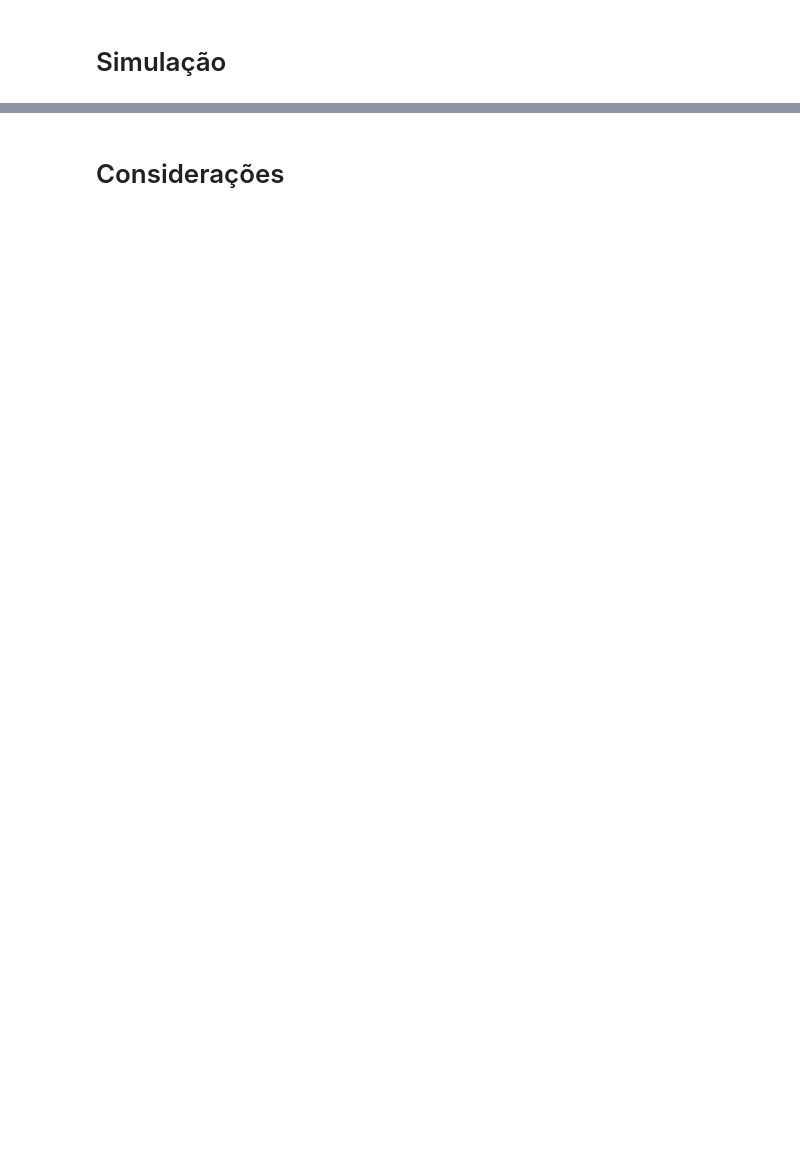
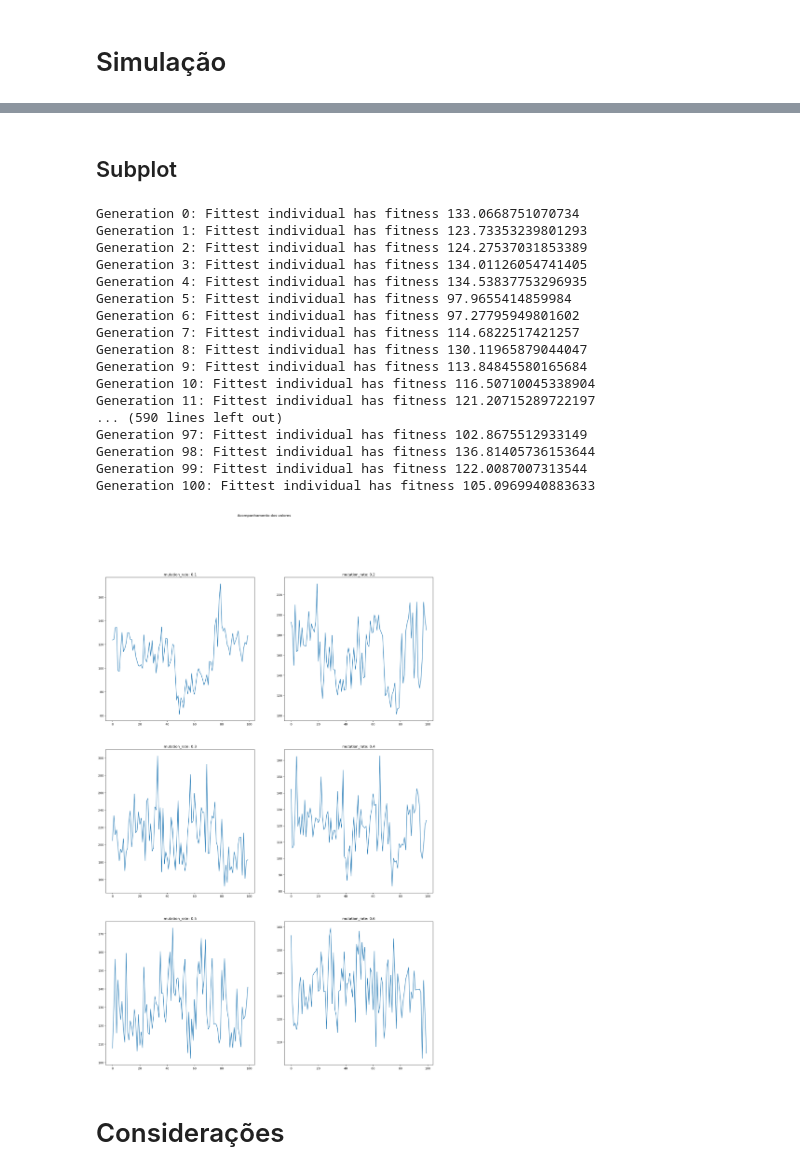
Before and after one commit to FroschFT/NaturalComputing_artigo, a Jupyter notebook: artigo.ipynb, the cells around one changed output, grey strips where cells are left out. Drawn from its saved outputs; the diff is of its cells as text; code cells hidden in the pictures; blank space fills up the shorter version.

```diff
--- a/artigo.ipynb
+++ b/artigo.ipynb
@@ -180,2 +218,48 @@ plt.show()
+# %% [markdown]
+## Subplot
+# %%
+tamanho_populacao = 20
+taxa_mutacao=[x/10 for x in range(1, 7)]
+numero_geracoes=101
+i = 1
+
+fig = plt.figure()
+fig.set_figheight(30)
+fig.set_figwidth(20)
+
+for rate in taxa_mutacao:
+    ag = GeneticAlgorithm(population_size= tamanho_populacao)
+    ag.run(max_generations=numero_geracoes, mutation_rate=rate)
+    resultados = []
+    for x in ag.historical_fitness:
+        resultados.append(x.fitness)
+
+    resultados.pop(0)
+    plt.subplot(3, 2, i)
+    plt.plot(resultados)
+    plt.title(f"mutation_rate: {rate}")
+    i += 1
+
+plt.suptitle("Acompanhamento dos valores")
+plt.show()
+# %% [output]
+Generation 0: Fittest individual has fitness 133.0668751070734
+Generation 1: Fittest individual has fitness 123.73353239801293
+Generation 2: Fittest individual has fitness 124.27537031853389
+Generation 3: Fittest individual has fitness 134.01126054741405
+Generation 4: Fittest individual has fitness 134.53837753296935
+Generation 5: Fittest individual has fitness 97.9655414859984
+Generation 6: Fittest individual has fitness 97.27795949801602
+Generation 7: Fittest individual has fitness 114.6822517421257
+Generation 8: Fittest individual has fitness 130.11965879044047
+Generation 9: Fittest individual has fitness 113.84845580165684
+Generation 10: Fittest individual has fitness 116.50710045338904
+Generation 11: Fittest individual has fitness 121.20715289722197
+... (590 lines left out)
+Generation 97: Fittest individual has fitness 102.8675512933149
+Generation 98: Fittest individual has fitness 136.81405736153644
+Generation 99: Fittest individual has fitness 122.0087007313544
+Generation 100: Fittest individual has fitness 105.0969940883633
+[figure, added]
 # %% [markdown]
 # Considerações
```
Also changed, not shown: parts of 10 cells of this notebook.
